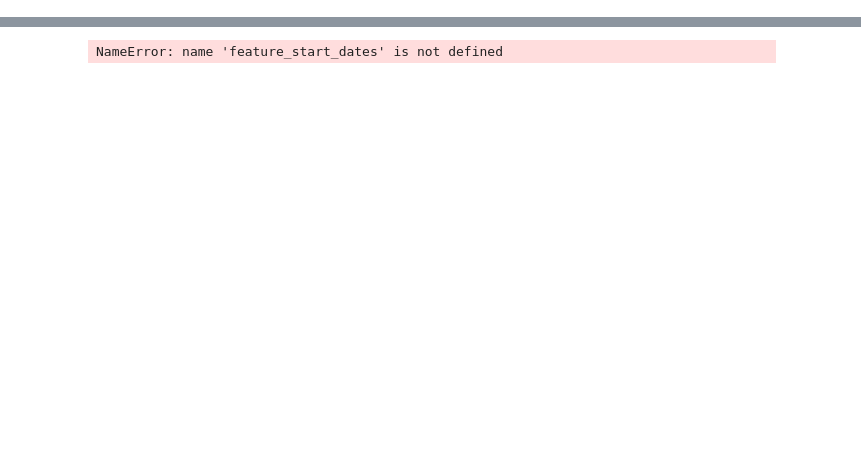
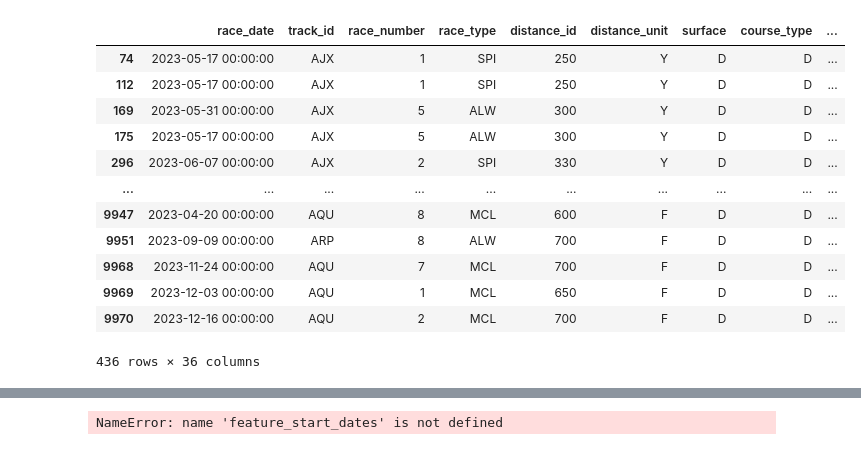
Before and after one commit to jhull40/hisa-trainer-injury, a Jupyter notebook: src/testing.ipynb, the cells around one changed output, grey strips where cells are left out. Saved outputs shown, nothing was run; the diff lists cells and outputs as text; code cells hidden in the pictures; blank space fills up the shorter version.

Commit message:
load and process

```diff
--- a/src/testing.ipynb
+++ b/src/testing.ipynb
@@ -18,0 +4,26 @@ from baseline_model.inference import baseline_inference
+# %%
+# from utils.load_data import load_data
+BADLY_BEATEN_THRESHOLD = 2900 # 99th percentile
+# %%
+import pandas as pd
+from utils.constants import YEARS_TO_MODEL, DATA_BUCKET
+
+
+def load_data(local: bool, load_2020: bool) -> pd.DataFrame:
+    if local:
+        df = pd.read_csv('/users/jameshull/documents/github/hisa-data/races_2023.csv', nrows=10000)
+
+    else:
+        df = pd.DataFrame()
+        for yr in YEARS_TO_MODEL:
+            if yr == 2020 and not load_2020:
+                continue
+            data_key = f'races_{yr}.csv'
+            data_location = 's3://{}/{}'.format(DATA_BUCKET, data_key)
+            df_yr = pd.read_csv(data_location)
+            df = pd.concat([df, df_yr], ignore_index=True)
+
+
+    return df
+# %%
+df = load_data(True)
@@ -18,0 +93,22 @@ from baseline_model.inference import baseline_inference
+# %%
+df['dnf'] = get_dnf(df)
+df['scratched'], df['vet_scratched'] = get_scratches(df)
+df['lasix'], df['bute'] = get_medication(df)
+df['badly_beaten'] = get_badly_beaten(df)
+df['breakdown'] = get_breakdown(df)
+
+df[df['vet_scratched'] == 1]
+# %% [output]
+|  | race_date | track_id | race_number | race_type | distance_id | distance_unit | surface | course_type | ... |
+| 74 | 2023-05-17 00:00:00 | AJX | 1 | SPI | 250 | Y | D | D | ... |
+| 112 | 2023-05-17 00:00:00 | AJX | 1 | SPI | 250 | Y | D | D | ... |
+| 169 | 2023-05-31 00:00:00 | AJX | 5 | ALW | 300 | Y | D | D | ... |
+| 175 | 2023-05-17 00:00:00 | AJX | 5 | ALW | 300 | Y | D | D | ... |
+| 296 | 2023-06-07 00:00:00 | AJX | 2 | SPI | 330 | Y | D | D | ... |
+| ... | ... | ... | ... | ... | ... | ... | ... | ... | ... |
+| 9947 | 2023-04-20 00:00:00 | AQU | 8 | MCL | 600 | F | D | D | ... |
+| 9951 | 2023-09-09 00:00:00 | ARP | 8 | ALW | 700 | F | D | D | ... |
+| 9968 | 2023-11-24 00:00:00 | AQU | 7 | MCL | 700 | F | D | D | ... |
+| 9969 | 2023-12-03 00:00:00 | AQU | 1 | MCL | 650 | F | D | D | ... |
+| 9970 | 2023-12-16 00:00:00 | AQU | 2 | MCL | 700 | F | D | D | ... |
+436 rows × 36 columns
```
Also changed, not shown: parts of 16 cells of this notebook, 2 other files.
